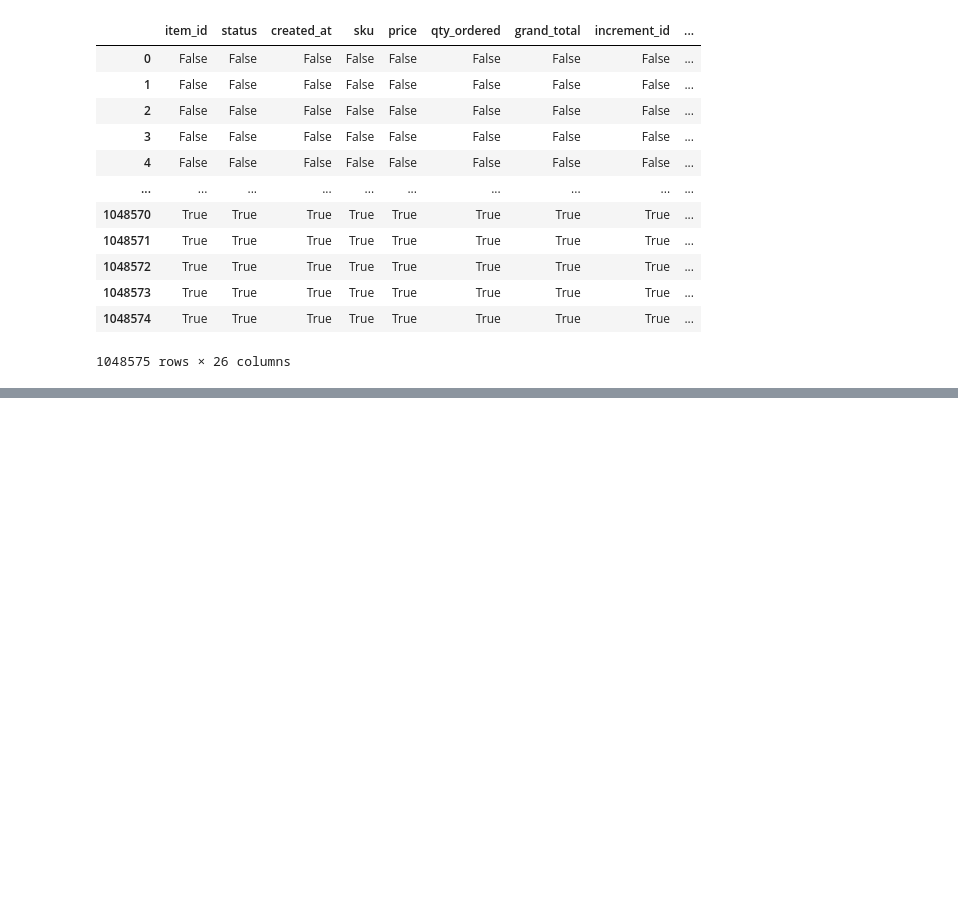
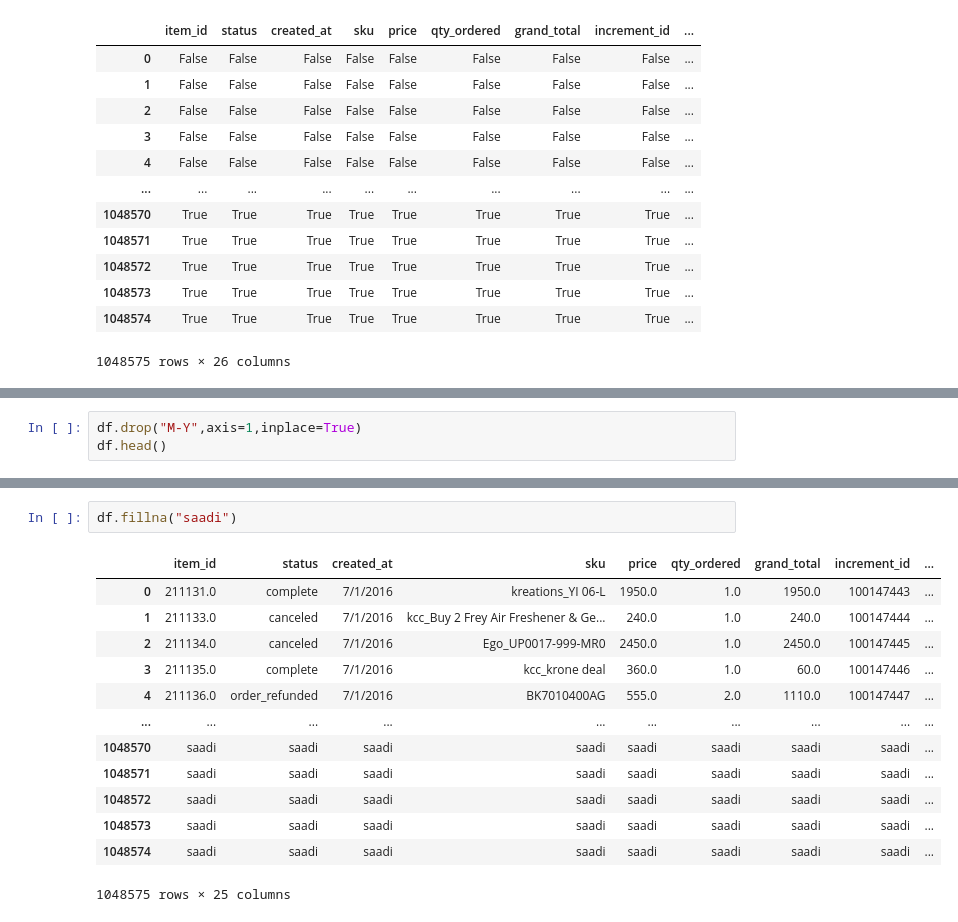
Before and after one commit to coders263-code/Data_Science_Journey, a Jupyter notebook: Pandas/Pandas_Advance.ipynb, the cells around one changed output, grey strips where cells are left out. Drawn from its saved outputs; the diff is of its cells as text; blank space fills up the shorter version.

```diff
--- a/Pandas/Pandas_Advance.ipynb
+++ b/Pandas/Pandas_Advance.ipynb
@@ -207,0 +218,3 @@ df.isnull()
+# %%
+df.drop("M-Y",axis=1,inplace=True)
+df.head()
@@ -207,0 +255,16 @@ df.isnull()
+# %%
+df.fillna("saadi")
+# %% [output]
+|  | item_id | status | created_at | sku | price | qty_ordered | grand_total | increment_id | ... |
+| 0 | 211131.0 | complete | 7/1/2016 | kreations_YI 06-L | 1950.0 | 1.0 | 1950.0 | 100147443 | ... |
+| 1 | 211133.0 | canceled | 7/1/2016 | kcc_Buy 2 Frey Air Freshener & Ge... | 240.0 | 1.0 | 240.0 | 100147444 | ... |
+| 2 | 211134.0 | canceled | 7/1/2016 | Ego_UP0017-999-MR0 | 2450.0 | 1.0 | 2450.0 | 100147445 | ... |
+| 3 | 211135.0 | complete | 7/1/2016 | kcc_krone deal | 360.0 | 1.0 | 60.0 | 100147446 | ... |
+| 4 | 211136.0 | order_refunded | 7/1/2016 | BK7010400AG | 555.0 | 2.0 | 1110.0 | 100147447 | ... |
+| ... | ... | ... | ... | ... | ... | ... | ... | ... | ... |
+| 1048570 | saadi | saadi | saadi | saadi | saadi | saadi | saadi | saadi | ... |
+| 1048571 | saadi | saadi | saadi | saadi | saadi | saadi | saadi | saadi | ... |
+| 1048572 | saadi | saadi | saadi | saadi | saadi | saadi | saadi | saadi | ... |
+| 1048573 | saadi | saadi | saadi | saadi | saadi | saadi | saadi | saadi | ... |
+| 1048574 | saadi | saadi | saadi | saadi | saadi | saadi | saadi | saadi | ... |
+1048575 rows × 25 columns
```
Also changed, not shown: parts of 5 cells of this notebook.
